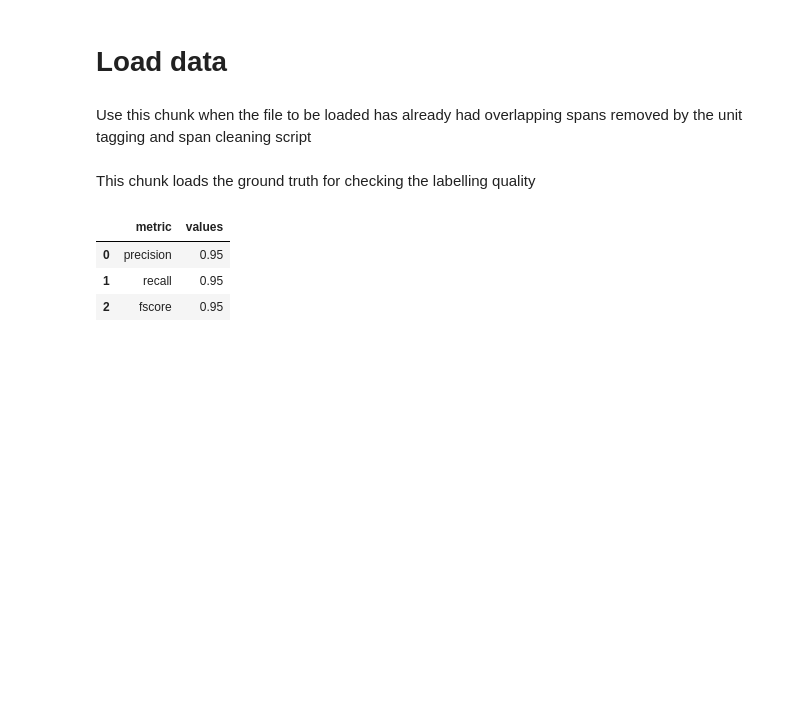
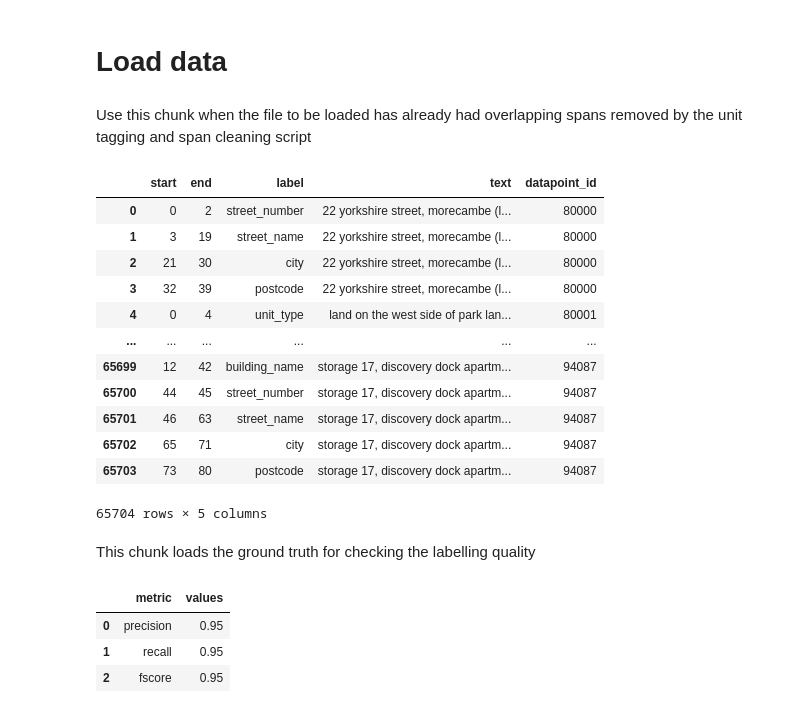
Before and after one commit to JonnoB/enhance_ocod, a Jupyter notebook: expanding tagged addresses.ipynb, the cells around one changed output. Cells and saved outputs as stored; diff of their text form; code cells hidden in the pictures; blank space fills up the shorter version.

```diff
--- a/expanding tagged addresses.ipynb
+++ b/expanding tagged addresses.ipynb
@@ -32,6 +37,22 @@ Use this chunk when the file to be loaded has already had overlapping spans remo
 all_entities = load_cleaned_labels('/tf/empty_homes_data/full_dataset_no_overlaps.json')
 #for data with overlapping spans overlapping spans
 #all_entities = load_data_with_overlaps_jonno('/tf/empty_homes_data/test.json')
+# %%
+all_entities
+# %% [output]
+|  | start | end | label | text | datapoint_id |
+| 0 | 0 | 2 | street_number | 22 yorkshire street, morecambe (l... | 80000 |
+| 1 | 3 | 19 | street_name | 22 yorkshire street, morecambe (l... | 80000 |
+| 2 | 21 | 30 | city | 22 yorkshire street, morecambe (l... | 80000 |
+| 3 | 32 | 39 | postcode | 22 yorkshire street, morecambe (l... | 80000 |
+| 4 | 0 | 4 | unit_type | land on the west side of park lan... | 80001 |
+| ... | ... | ... | ... | ... | ... |
+| 65699 | 12 | 42 | building_name | storage 17, discovery dock apartm... | 94087 |
+| 65700 | 44 | 45 | street_number | storage 17, discovery dock apartm... | 94087 |
+| 65701 | 46 | 63 | street_name | storage 17, discovery dock apartm... | 94087 |
+| 65702 | 65 | 71 | city | storage 17, discovery dock apartm... | 94087 |
+| 65703 | 73 | 80 | postcode | storage 17, discovery dock apartm... | 94087 |
+65704 rows × 5 columns
 # %% [markdown]
 This chunk loads the ground truth for checking the labelling quality
 # %%
```
Also changed, not shown: parts of 3 cells of this notebook, 7 other files.
